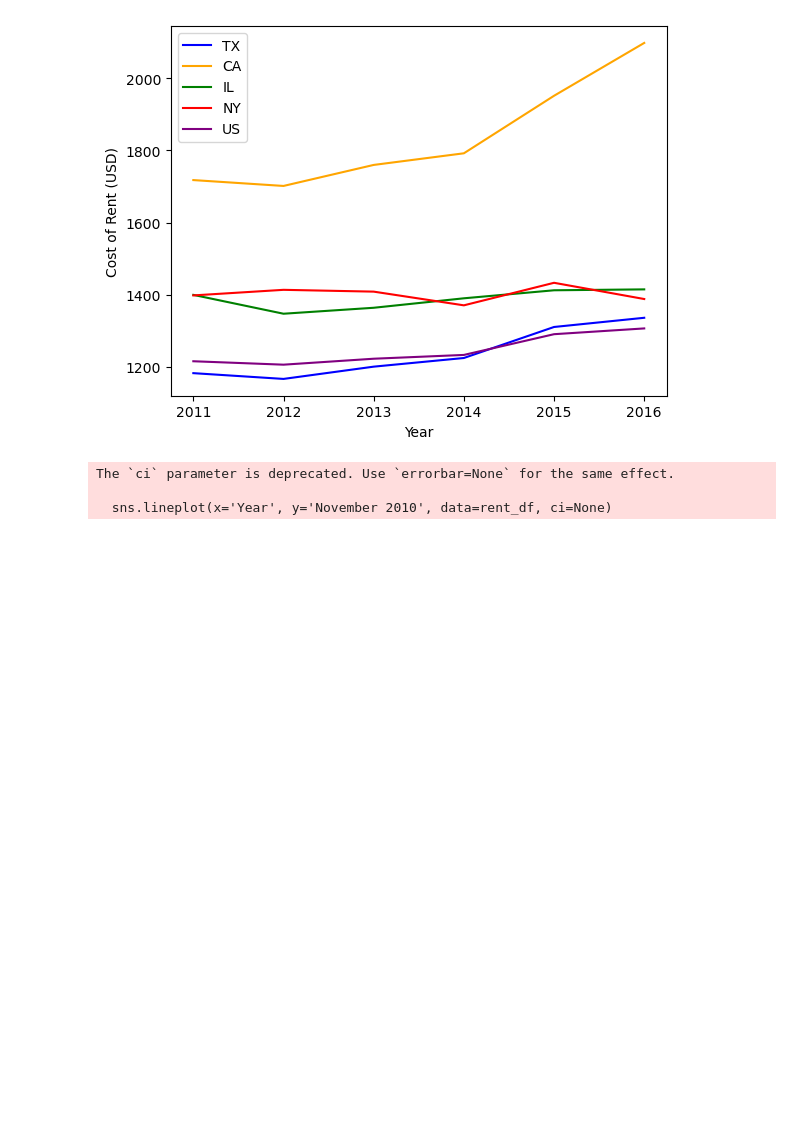
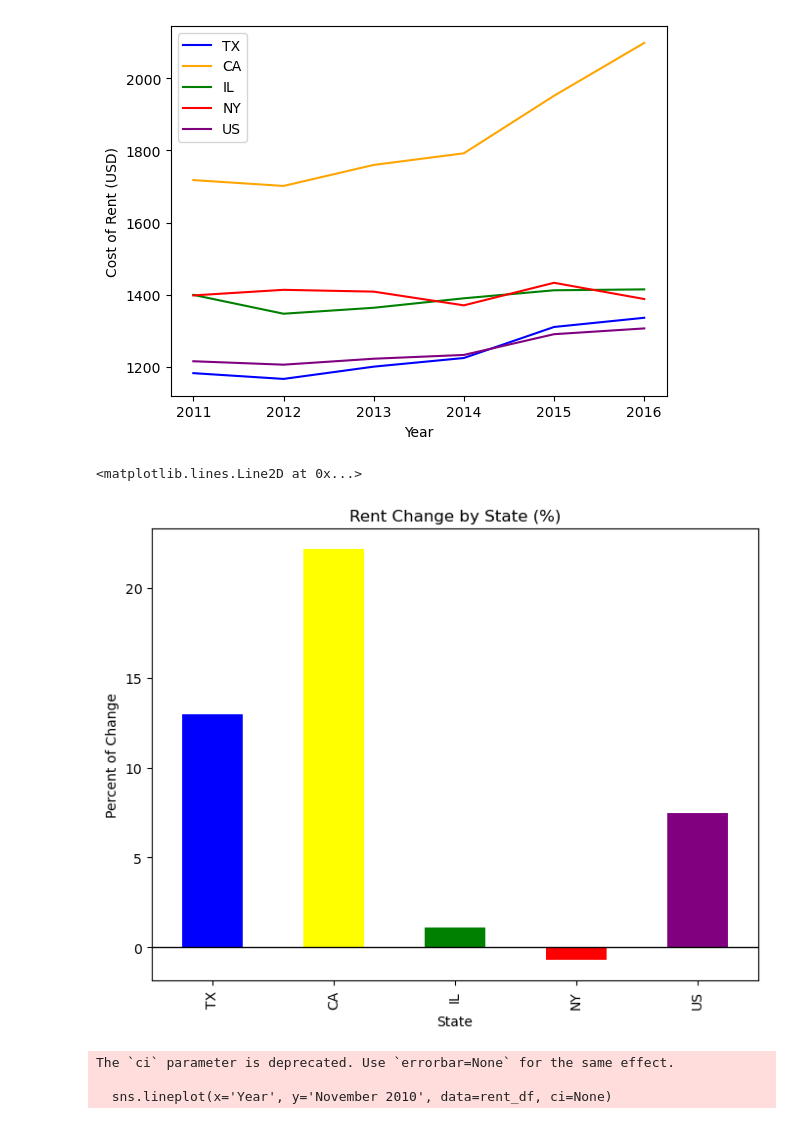
Before and after one commit to NoahShore/Group_7_Challenge_1, a Jupyter notebook: rent_data_analysis.ipynb, the cells around one changed output. Drawn from its saved outputs; the diff is of its cells as text; code cells hidden in the pictures; blank space fills up the shorter version.

```diff
--- a/rent_data_analysis.ipynb
+++ b/rent_data_analysis.ipynb
@@ -542,6 +556,16 @@ plt.ylabel("Cost of Rent (USD)")
 plt.show()
 # %% [output]
 [figure]
+# %%
+#Creating a bar graph to show the cahnge in rent (%)
+rent_change_bar = ALL_yearly_rent_df['Rent Change (%)'].plot(kind="bar", color=["blue", "yellow", "green", "red", "purple"], figsize=(8,6),
+                                   title="Rent Change by State (%)",
+                                   xlabel="State",
+                                   ylabel="Percent of Change")
+rent_change_bar.axhline(y=0, color= 'black', linewidth=1,)
+# %% [output]
+<matplotlib.lines.Line2D at 0x...>
+[figure, added]
 # %%
 #Starter code for visualizations-- just needs mods
 
```
Also changed, not shown: parts of 4 cells of this notebook, 1 other file.
